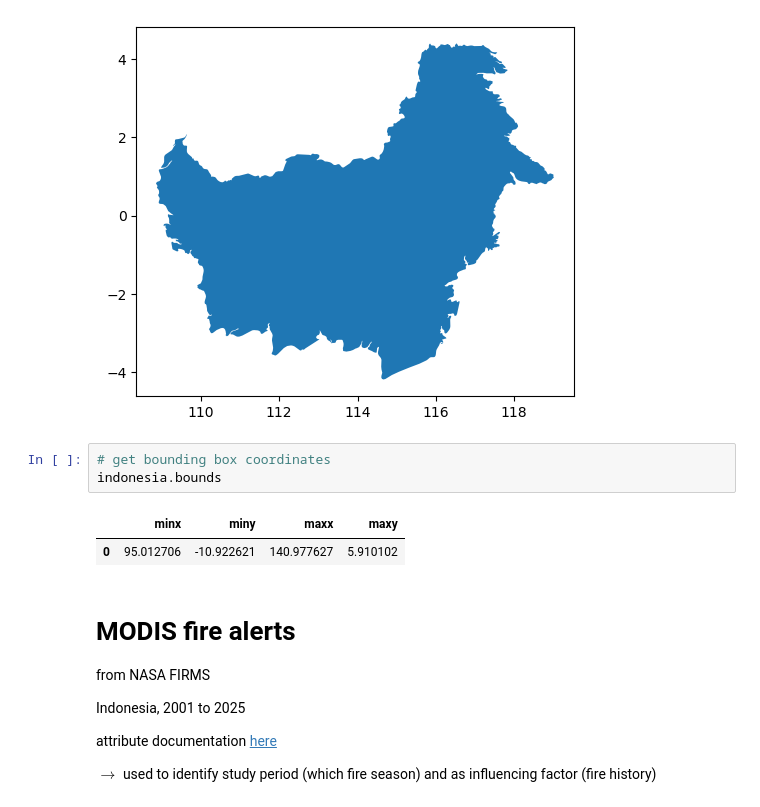
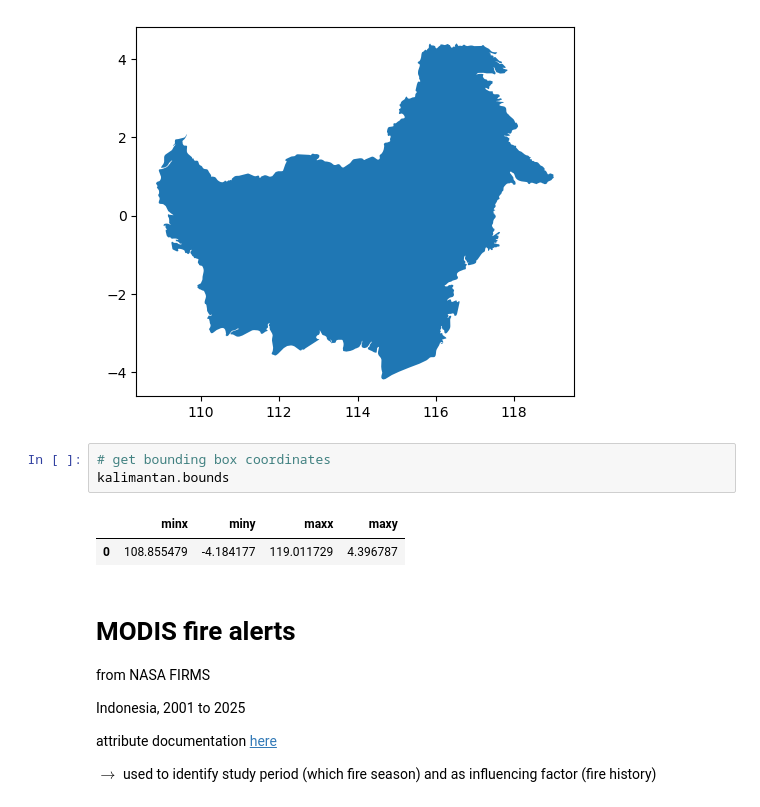
Before and after one commit to ninorp55/tropical-peat-post-fire-vegetation-recovery, a Jupyter notebook: 1_study_area_identification.ipynb, the cells around one changed output. Cells and saved outputs as stored; diff of their text form.

```diff
--- a/1_study_area_identification.ipynb
+++ b/1_study_area_identification.ipynb
@@ -74,10 +78,10 @@ kalimantan.plot()
 [figure]
 # %%
 # get bounding box coordinates
-indonesia.bounds
+kalimantan.bounds
 # %% [output]
 |  | minx | miny | maxx | maxy |
-| 0 | 95.012706 | -10.922621 | 140.977627 | 5.910102 |
+| 0 | 108.855479 | -4.184177 | 119.011729 | 4.396787 |
 # %% [markdown]
 # MODIS fire alerts
 from NASA FIRMS
```
Also changed, not shown: parts of 54 cells of this notebook.
